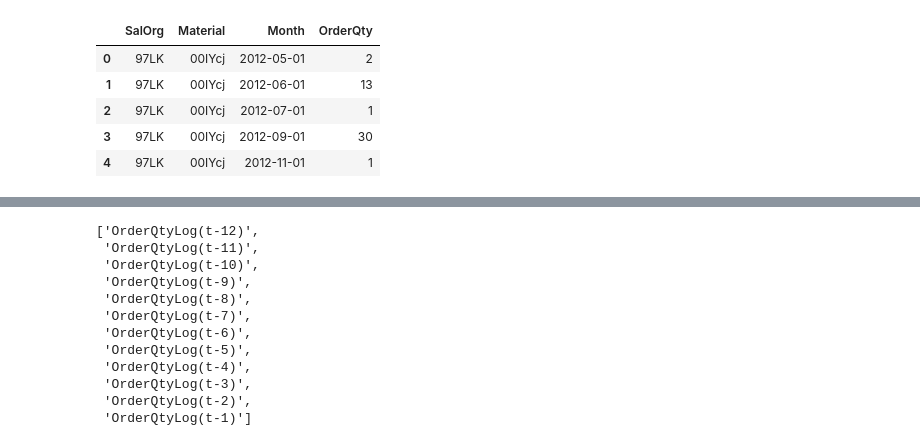
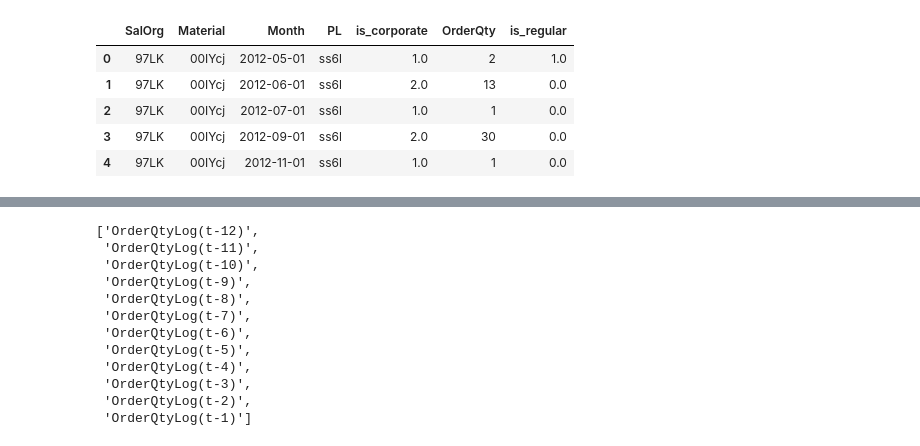
Before and after one commit to tsdaemon/dsg_final, a Jupyter notebook: KNN.ipynb, the cells around one changed output, grey strips where cells are left out. Cells and saved outputs as stored; diff of their text form; code cells hidden in the pictures.

```diff
--- a/KNN.ipynb
+++ b/KNN.ipynb
@@ -11,15 +11,27 @@ from scipy.stats import randint as sp_randint
 # %%
 data = pd.read_csv('/dsg/demand_anonymized_20170802.csv', delimiter=';', parse_dates=["Month"])
 eval = pd.read_csv('/dsg/eval.csv')
+# %%
+# features
+clients = data['Ship_To']
+cvc = clients.value_counts()
+corporate_clients = list(cvc[cvc > 500].index)
+regular_clients = list(cvc[cvc <= 500].index)
+data['is_corporate'] = data['Ship_To'].isin(corporate_clients)
+data['is_regular'] = data['Ship_To'].isin(regular_clients)
 # %%
 # create aggregated by month series
-series = data.groupby(["SalOrg", "Material", "Month"])["OrderQty"].sum().reset_index()
+series = data.groupby(["SalOrg", "Material", "Month"]).agg({
+    'OrderQty':'sum',
+    'is_corporate' : 'sum',
+    'is_regular' : 'sum',
+    "PL": 'first'}).reset_index()
 series = series.sort_values(by=["SalOrg", "Material", "Month"])
 series.head()
 # %% [output]
-|  | SalOrg | Material | Month | OrderQty |
-| 0 | 97LK | 00IYcj | 2012-05-01 | 2 |
-| 1 | 97LK | 00IYcj | 2012-06-01 | 13 |
-| 2 | 97LK | 00IYcj | 2012-07-01 | 1 |
-| 3 | 97LK | 00IYcj | 2012-09-01 | 30 |
-| 4 | 97LK | 00IYcj | 2012-11-01 | 1 |
+|  | SalOrg | Material | Month | PL | is_corporate | OrderQty | is_regular |
+| 0 | 97LK | 00IYcj | 2012-05-01 | ss6l | 1.0 | 2 | 1.0 |
+| 1 | 97LK | 00IYcj | 2012-06-01 | ss6l | 2.0 | 13 | 0.0 |
+| 2 | 97LK | 00IYcj | 2012-07-01 | ss6l | 1.0 | 1 | 0.0 |
+| 3 | 97LK | 00IYcj | 2012-09-01 | ss6l | 2.0 | 30 | 0.0 |
+| 4 | 97LK | 00IYcj | 2012-11-01 | ss6l | 1.0 | 1 | 0.0 |
```
Also changed, not shown: parts of 9 cells of this notebook, 1 other file.
